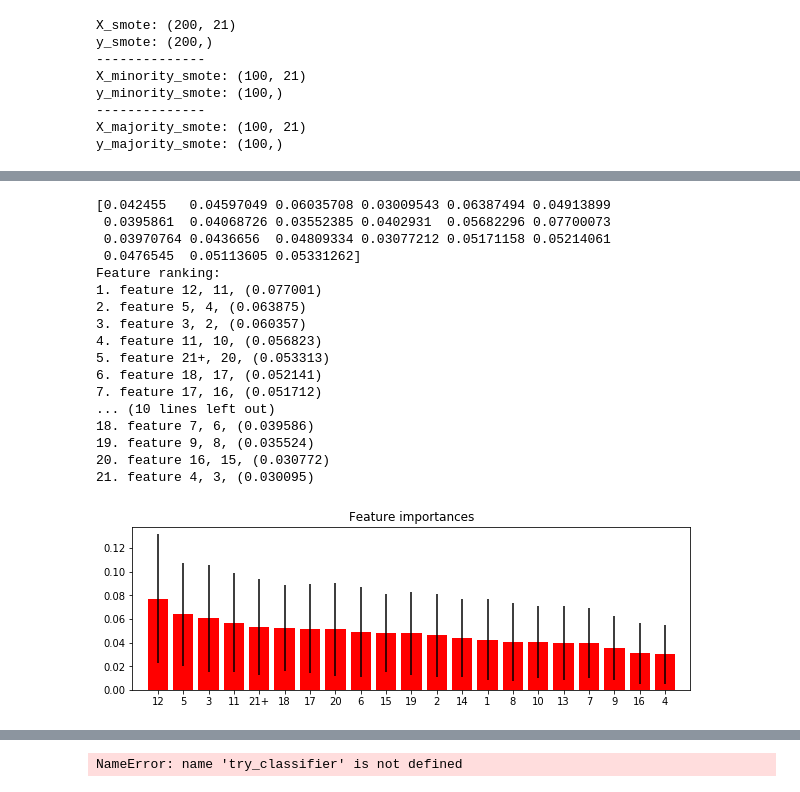
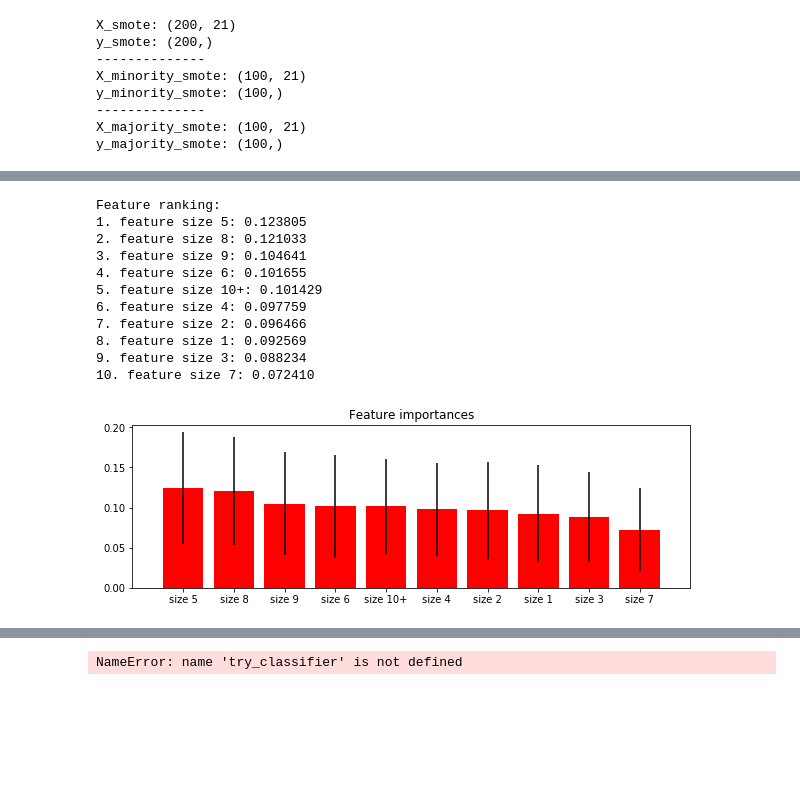
Before and after one commit to danielsoutar/CS4098, a Jupyter notebook: Modelling and Evaluation.ipynb, the cells around one changed output, grey strips where cells are left out. Cells and saved outputs as stored; diff of their text form; code cells hidden in the pictures; blank space fills up the shorter version.

```diff
--- a/Modelling and Evaluation.ipynb
+++ b/Modelling and Evaluation.ipynb
@@ -422,18 +426,16 @@ X_train, X_test, y_train, y_test = train_test_split(X, y, test_size=0.10, strati
 m = 115
 upper = 21
 
-X, y, positives, features = Loader.load_cluster_size_histograms_singular(m=115,
-                                                                         upper=upper,
-                                                                         norm=True,
-                                                                         display_plot=False,
-                                                                         pretty_print=False,
-                                                                         as_data_frame=False)
+X, y, features, codes = Loader.load_cluster_size_histograms_singular(m=115,
+                                                                     upper=upper,
+                                                                     scaled=True,
+                                                                     display_plot=False,
+                                                                     pretty_print=False)
 
-scaler = StandardScaler()
-scaler.fit(X, y)
-X = scaler.transform(X)
+positives = np.where(y == 1)[0]
+print(positives.shape)
 
 X_minority, X_majority, y_minority, y_majority = np.take(X, positives, axis=0), np.delete(X, positives, axis=0), \
                                                  np.take(y, positives, axis=0), np.delete(y, positives, axis=0)
 
-X_train, X_test, y_train, y_test = train_test_split(X, y, test_size=0.10, stratify=y)
+# X_train, X_test, y_train, y_test = train_test_split(X, y, test_size=0.10, stratify=y)
@@ -611,58 +625,43 @@ for i in range(X_smote.shape[1]):
 # %%
-from sklearn.ensemble import ExtraTreesClassifier
-from sklearn.feature_selection import RFE
-
-sampler = SMOTE(random_state=0)
-X_smote, y_smote = sampler.fit_sample(X_smote, y_smote)
+# Getting clusters of size 1-10+, scaled so as to sum to 1
+X, y, features, codes = Loader.load_cluster_size_histograms_singular(m=115, upper=10, scaled=True)
 
 # Build a forest and compute the feature importances
-forest = ExtraTreesClassifier(n_estimators=500,
-                              random_state=0)
+forest = ExtraTreesClassifier(n_estimators=500, random_state=0)
 
-forest.fit(X_smote, y_smote)
+forest.fit(X, y)
 importances = forest.feature_importances_
-std = np.std([tree.feature_importances_ for tree in forest.estimators_],
-             axis=0)
+std = np.std([tree.feature_importances_ for tree in forest.estimators_], axis=0)
 indices = np.argsort(importances)[::-1]
-
-print(importances)
 
 # Print the feature ranking
 print("Feature ranking:")
-
 ordered_features = []
 
 for f in range(X.shape[1]):
-    print("%d. feature %s, %d, (%f)" % (f + 1, features[indices[f]], indices[f], importances[indices[f]]))
+    print("%d. feature %s: %f" % (f + 1, features[indices[f]], importances[indices[f]]))
     ordered_features.append(features[indices[f]])
 
 # Plot the feature importances of the forest
 plt.figure(figsize=(10, 3))
 plt.title("Feature importances")
-plt.bar(range(X_smote.shape[1]), importances[indices],
-       color="r", yerr=std[indices], align="center")
-plt.xticks(range(X_smote.shape[1]), ordered_features)
-plt.xlim([-1, X_smote.shape[1]])
+plt.bar(range(X.shape[1]), importances[indices], color="r", yerr=std[indices], align="center")
+plt.xticks(range(X.shape[1]), ordered_features)
+plt.xlim([-1, X.shape[1]])
 plt.show()
 # %% [output]
-[0.042455   0.04597049 0.06035708 0.03009543 0.06387494 0.04913899
- 0.0395861  0.04068726 0.03552385 0.0402931  0.05682296 0.07700073
- 0.03970764 0.0436656  0.04809334 0.03077212 0.05171158 0.05214061
- 0.0476545  0.05113605 0.05331262]
 Feature ranking:
-1. feature 12, 11, (0.077001)
-2. feature 5, 4, (0.063875)
-3. feature 3, 2, (0.060357)
-4. feature 11, 10, (0.056823)
-5. feature 21+, 20, (0.053313)
-6. feature 18, 17, (0.052141)
-7. feature 17, 16, (0.051712)
-... (10 lines left out)
-18. feature 7, 6, (0.039586)
-19. feature 9, 8, (0.035524)
-20. feature 16, 15, (0.030772)
-21. feature 4, 3, (0.030095)
+1. feature size 5: 0.123805
+2. feature size 8: 0.121033
+3. feature size 9: 0.104641
+4. feature size 6: 0.101655
+5. feature size 10+: 0.101429
+6. feature size 4: 0.097759
+7. feature size 2: 0.096466
+8. feature size 1: 0.092569
+9. feature size 3: 0.088234
+10. feature size 7: 0.072410
-[figure, old version]
+[figure, new version]
 # %%
 from sklearn.feature_selection import SelectKBest, f_classif  # import the feature selection method
 N_features = 2                                                # select the number of features
```
Also changed, not shown: parts of 21 cells of this notebook, 8 other files.
